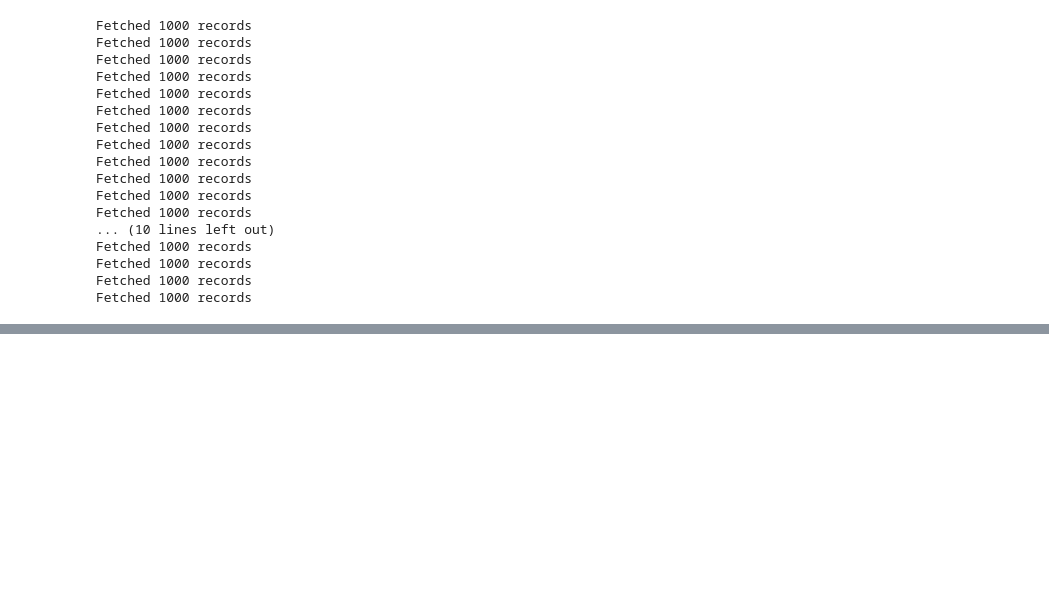
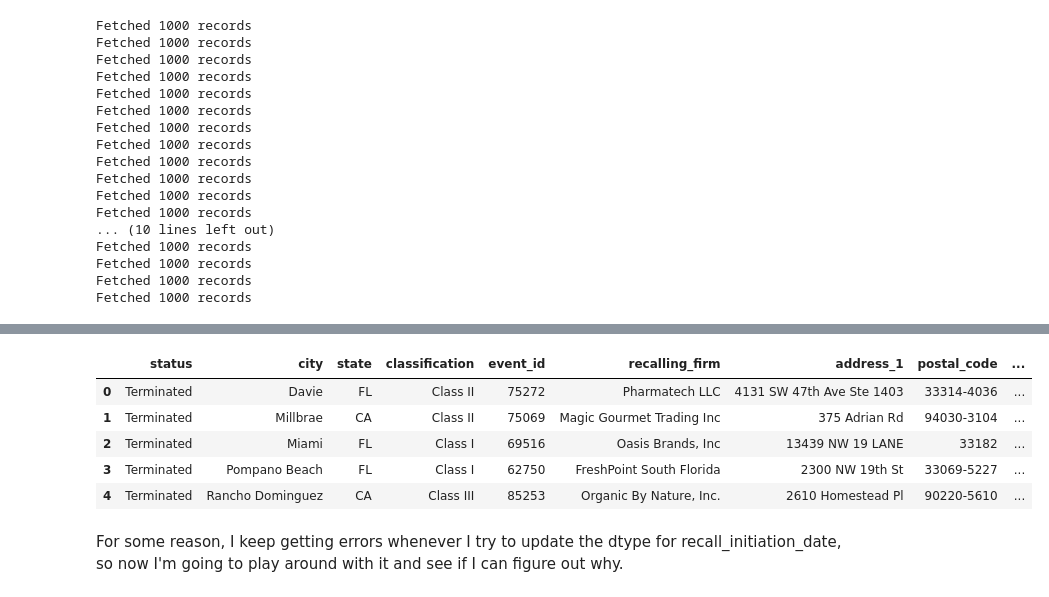
Before and after one commit to NoxRainTempest/Outbreaks_and_Recalls, a Jupyter notebook: notebooks/outbreak_recall.ipynb, the cells around one changed output, grey strips where cells are left out. Cells and saved outputs as stored; diff of their text form; code cells hidden in the pictures; blank space fills up the shorter version.

```diff
--- a/notebooks/outbreak_recall.ipynb
+++ b/notebooks/outbreak_recall.ipynb
@@ -333,0 +378,14 @@ recall_df
+# %%
+recall_df['center_classification_date']= pd.to_datetime(recall_df['center_classification_date'], format='%Y%m%d')
+recall_df['termination_date']= pd.to_datetime(recall_df['termination_date'], format='%Y%m%d')
+recall_df['report_date']= pd.to_datetime(recall_df['report_date'], format='%Y%m%d')
+recall_df.head()
+# %% [output]
+|  | status | city | state | classification | event_id | recalling_firm | address_1 | postal_code | ... |
+| 0 | Terminated | Davie | FL | Class II | 75272 | Pharmatech LLC | 4131 SW 47th Ave Ste 1403 | 33314-4036 | ... |
+| 1 | Terminated | Millbrae | CA | Class II | 75069 | Magic Gourmet Trading Inc | 375 Adrian Rd | 94030-3104 | ... |
+| 2 | Terminated | Miami | FL | Class I | 69516 | Oasis Brands, Inc | 13439 NW 19 LANE | 33182 | ... |
+| 3 | Terminated | Pompano Beach | FL | Class I | 62750 | FreshPoint South Florida | 2300 NW 19th St | 33069-5227 | ... |
+| 4 | Terminated | Rancho Dominguez | CA | Class III | 85253 | Organic By Nature, Inc. | 2610 Homestead Pl | 90220-5610 | ... |
+# %% [markdown]
+For some reason, I keep getting errors whenever I try to update the dtype for recall_initiation_date, so now I'm going to play around with it and see if I can figure out why.
```
Also changed, not shown: parts of 21 cells of this notebook, 2 other files.
